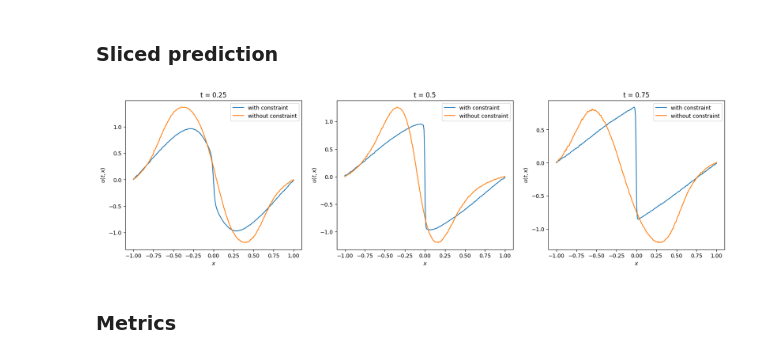
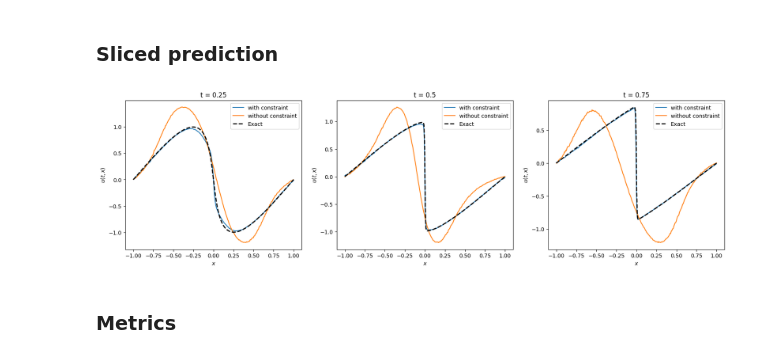
Before and after one commit to patel-zeel/PINN, a Jupyter notebook: Burgers_Equation.ipynb, the cells around one changed output. Saved outputs shown, nothing was run; the diff lists cells and outputs as text; code cells hidden in the pictures.

```diff
--- a/Burgers_Equation.ipynb
+++ b/Burgers_Equation.ipynb
@@ -227,17 +227,19 @@ for idx, (tmp_params, label) in enumerate(zip(params_list, labels)):
 # %%
 fig, ax = plt.subplots(1, 3, figsize=(20, 5))
 for axes, t_val in zip(ax, [0.25, 0.50, 0.75]):
     x = X.ravel()[T.ravel()==t_val]
     t = jnp.ones_like(x) * t_val
+    u = Exact.ravel()[T.ravel()==t_val]
     for tmp_params, label in zip(params_list, labels):
         pred_u = pred_fn(tmp_params, t, x)
         axes.plot(x, pred_u, label=label)
+    axes.plot(x, u, label='Exact', c='k', linestyle='--', linewidth=2)
     axes.set_title(f't = {t_val}')
     axes.set_xlabel('$x$')
     axes.set_ylabel('$u(t, x)$')
     axes.legend();
 # %% [output]
-[figure, old version]
+[figure, new version]
 # %% [markdown]
 ### Metrics
 # %%
```
